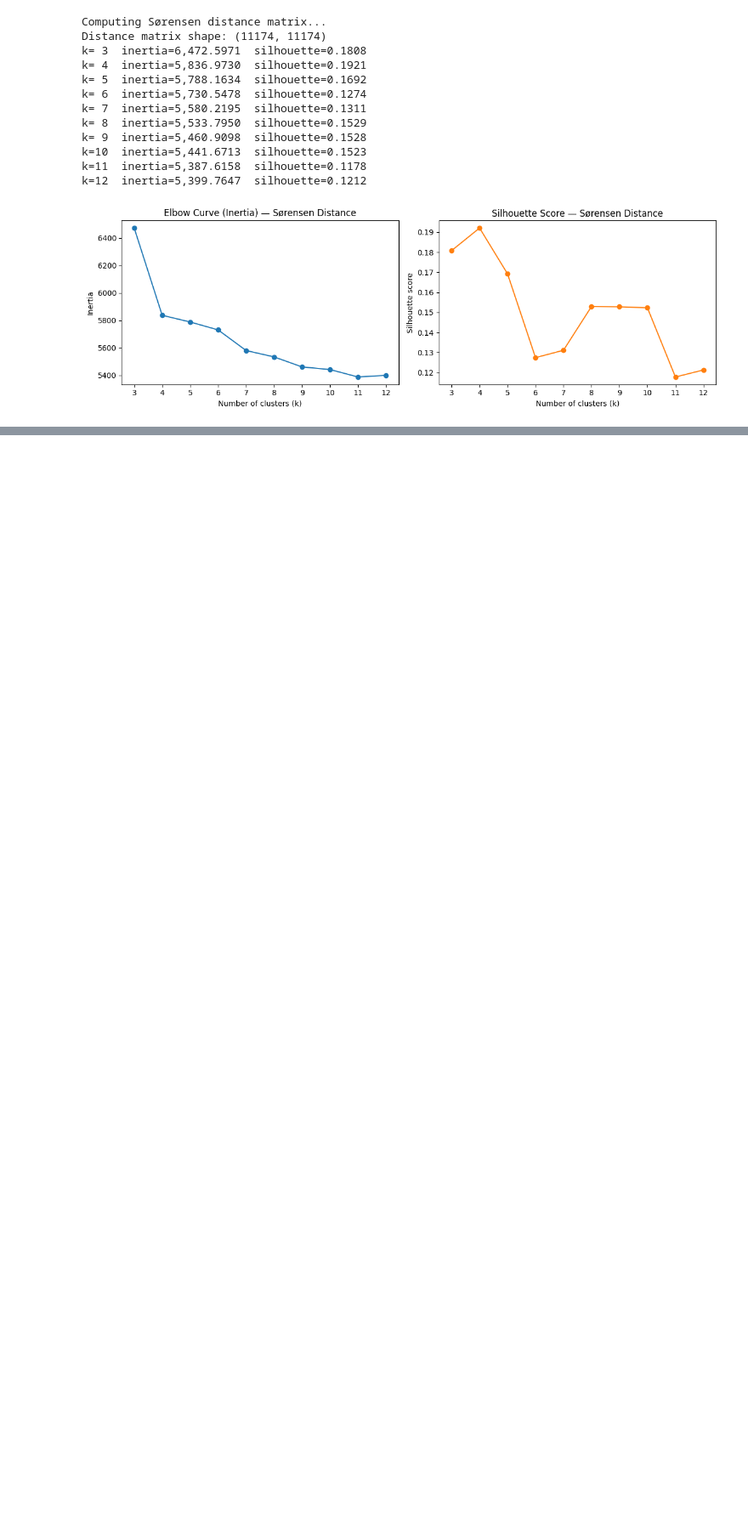
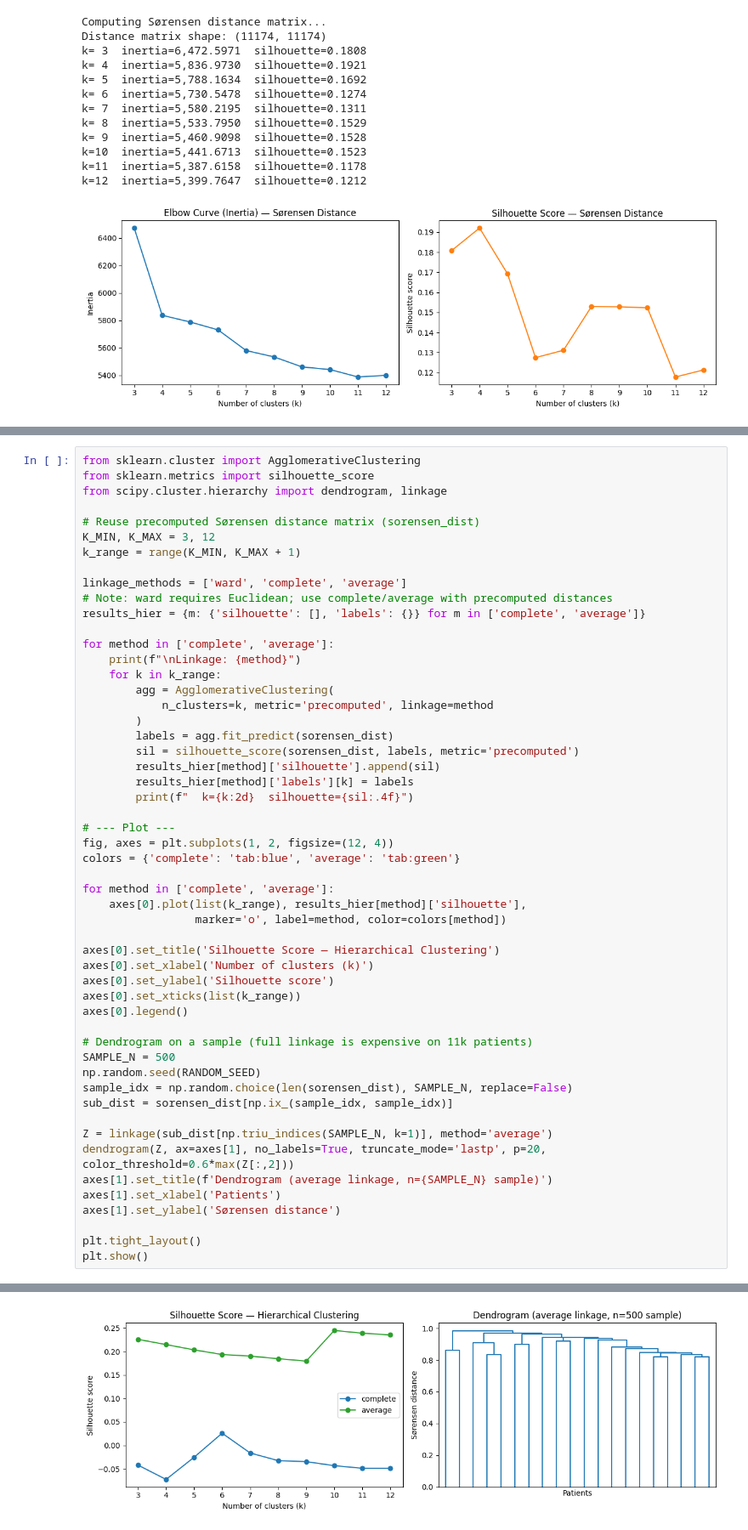
Before and after one commit to stellasdong/676_project, a Jupyter notebook: testing.ipynb, the cells around one changed output, grey strips where cells are left out. Shown at 85% size. Cells and saved outputs as stored; diff of their text form; blank space fills up the shorter version.

```diff
--- a/testing.ipynb
+++ b/testing.ipynb
@@ -386,0 +599,54 @@ k=12  inertia=5,399.7647  silhouette=0.1212
+# %%
+from sklearn.cluster import AgglomerativeClustering
+from sklearn.metrics import silhouette_score
+from scipy.cluster.hierarchy import dendrogram, linkage
+
+# Reuse precomputed Sørensen distance matrix (sorensen_dist)
+K_MIN, K_MAX = 3, 12
+k_range = range(K_MIN, K_MAX + 1)
+
+linkage_methods = ['ward', 'complete', 'average']
+# Note: ward requires Euclidean; use complete/average with precomputed distances
+results_hier = {m: {'silhouette': [], 'labels': {}} for m in ['complete', 'average']}
+
+for method in ['complete', 'average']:
+    print(f"\nLinkage: {method}")
+    for k in k_range:
+        agg = AgglomerativeClustering(
+            n_clusters=k, metric='precomputed', linkage=method
+        )
+        labels = agg.fit_predict(sorensen_dist)
+        sil = silhouette_score(sorensen_dist, labels, metric='precomputed')
+        results_hier[method]['silhouette'].append(sil)
+        results_hier[method]['labels'][k] = labels
+        print(f"  k={k:2d}  silhouette={sil:.4f}")
+
+# --- Plot ---
+fig, axes = plt.subplots(1, 2, figsize=(12, 4))
+colors = {'complete': 'tab:blue', 'average': 'tab:green'}
+
+for method in ['complete', 'average']:
+    axes[0].plot(list(k_range), results_hier[method]['silhouette'],
+                 marker='o', label=method, color=colors[method])
+
+axes[0].set_title('Silhouette Score — Hierarchical Clustering')
+axes[0].set_xlabel('Number of clusters (k)')
+axes[0].set_ylabel('Silhouette score')
+axes[0].set_xticks(list(k_range))
+axes[0].legend()
+
+# Dendrogram on a sample (full linkage is expensive on 11k patients)
+SAMPLE_N = 500
+np.random.seed(RANDOM_SEED)
+sample_idx = np.random.choice(len(sorensen_dist), SAMPLE_N, replace=False)
+sub_dist = sorensen_dist[np.ix_(sample_idx, sample_idx)]
+
+Z = linkage(sub_dist[np.triu_indices(SAMPLE_N, k=1)], method='average')
+dendrogram(Z, ax=axes[1], no_labels=True, truncate_mode='lastp', p=20, color_threshold=0.6*max(Z[:,2]))
+axes[1].set_title(f'Dendrogram (average linkage, n={SAMPLE_N} sample)')
+axes[1].set_xlabel('Patients')
+axes[1].set_ylabel('Sørensen distance')
+
+plt.tight_layout()
+plt.show()
+# %% [output]
@@ -386,0 +670 @@ k=12  inertia=5,399.7647  silhouette=0.1212
+[figure, added]
```
Also changed, not shown: parts of 14 cells of this notebook, 4 other files.
